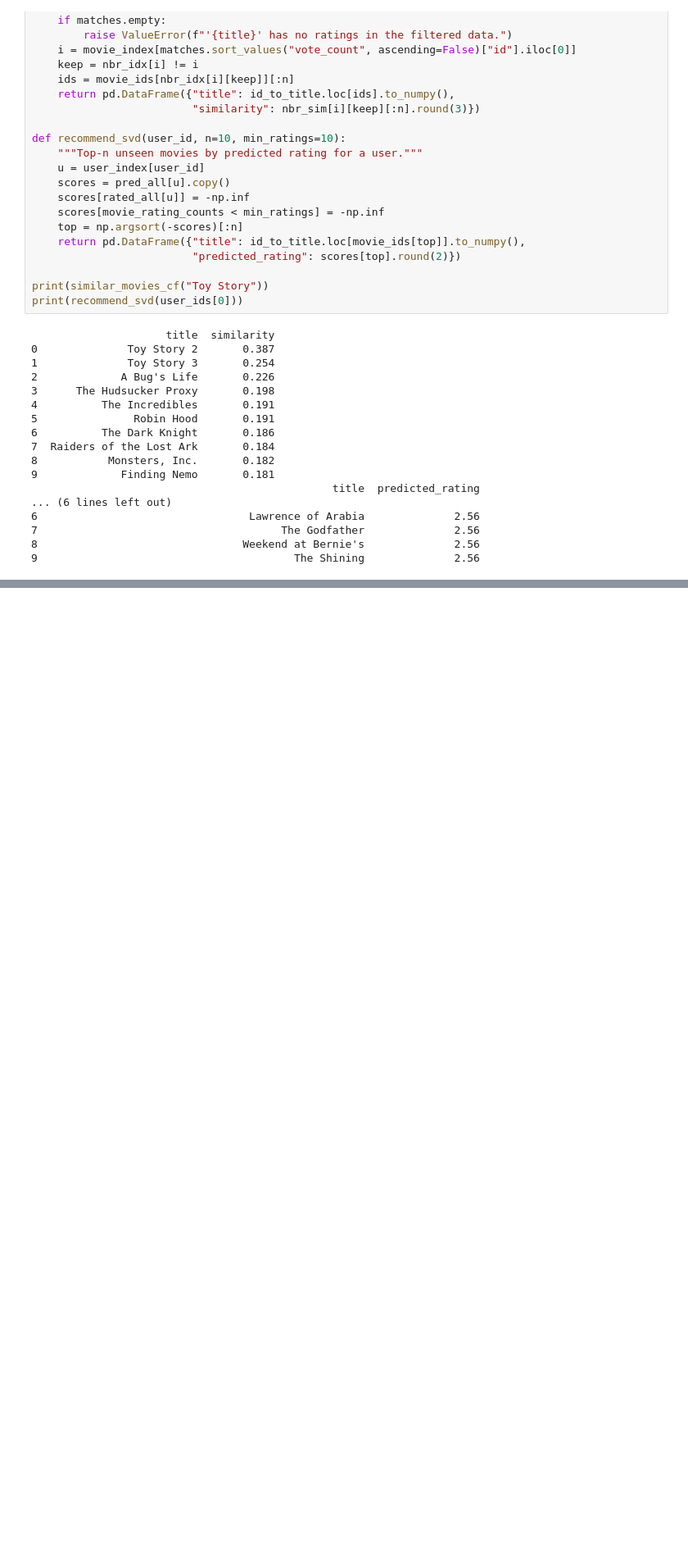
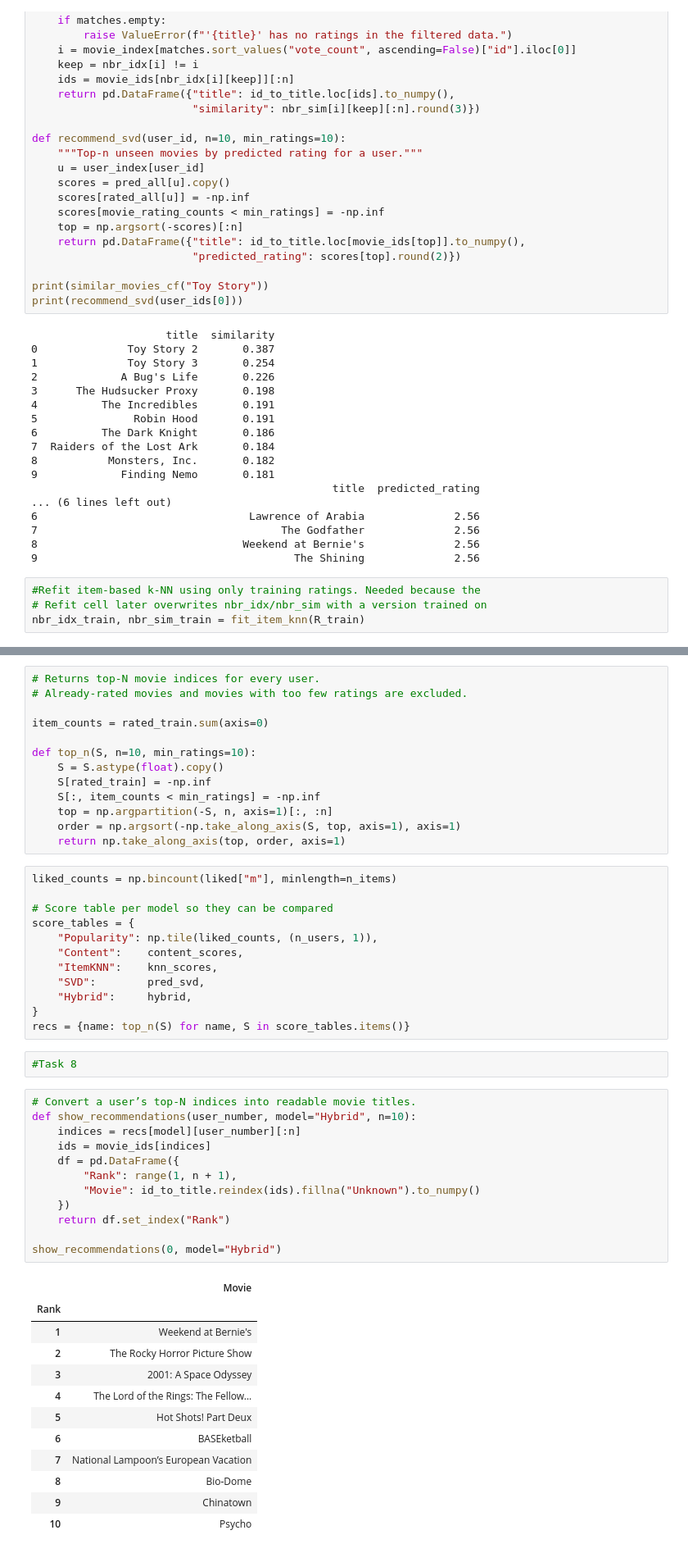
Before and after one commit to Vuyo127/Movie-Recommendation-System, a Jupyter notebook: Movie_Recommendation_Data_Cleaning.ipynb, the cells around one changed output, grey strips where cells are left out. Shown at 82% size. Drawn from its saved outputs; the diff is of its cells as text; blank space fills up the shorter version.

Commit message:
Task 7-8

```diff
--- a/Movie_Recommendation_Data_Cleaning.ipynb
+++ b/Movie_Recommendation_Data_Cleaning.ipynb
@@ -1066,3 +1077,7 @@ print(recommend_svd(user_ids[0]))
 7                                      The Godfather              2.56
 8                                Weekend at Bernie's              2.56
 9                                        The Shining              2.56
+# %%
+#Refit item-based k-NN using only training ratings. Needed because the
+# Refit cell later overwrites nbr_idx/nbr_sim with a version trained on
+nbr_idx_train, nbr_sim_train = fit_item_knn(R_train)
@@ -1068,0 +1159,52 @@ print(recommend_svd(user_ids[0]))
+# %%
+# Returns top-N movie indices for every user.
+# Already-rated movies and movies with too few ratings are excluded.
+
+item_counts = rated_train.sum(axis=0)
+
+def top_n(S, n=10, min_ratings=10):
+    S = S.astype(float).copy()
+    S[rated_train] = -np.inf
+    S[:, item_counts < min_ratings] = -np.inf
+    top = np.argpartition(-S, n, axis=1)[:, :n]
+    order = np.argsort(-np.take_along_axis(S, top, axis=1), axis=1)
+    return np.take_along_axis(top, order, axis=1)
+# %%
+liked_counts = np.bincount(liked["m"], minlength=n_items)
+
+# Score table per model so they can be compared
+score_tables = {
+    "Popularity": np.tile(liked_counts, (n_users, 1)),
+    "Content":    content_scores,
+    "ItemKNN":    knn_scores,
+    "SVD":        pred_svd,
+    "Hybrid":     hybrid,
+}
+recs = {name: top_n(S) for name, S in score_tables.items()}
+# %%
+#Task 8
+# %%
+# Convert a user’s top-N indices into readable movie titles.
+def show_recommendations(user_number, model="Hybrid", n=10):
+    indices = recs[model][user_number][:n]
+    ids = movie_ids[indices]
+    df = pd.DataFrame({
+        "Rank": range(1, n + 1),
+        "Movie": id_to_title.reindex(ids).fillna("Unknown").to_numpy()
+    })
+    return df.set_index("Rank")
+
+show_recommendations(0, model="Hybrid")
+# %% [output]
+|  | Movie |
+| Rank |  |
+| 1 | Weekend at Bernie's |
+| 2 | The Rocky Horror Picture Show |
+| 3 | 2001: A Space Odyssey |
+| 4 | The Lord of the Rings: The Fellow... |
+| 5 | Hot Shots! Part Deux |
+| 6 | BASEketball |
+| 7 | National Lampoon’s European Vacation |
+| 8 | Bio-Dome |
+| 9 | Chinatown |
+| 10 | Psycho |
```
Also changed, not shown: parts of 14 cells of this notebook.
